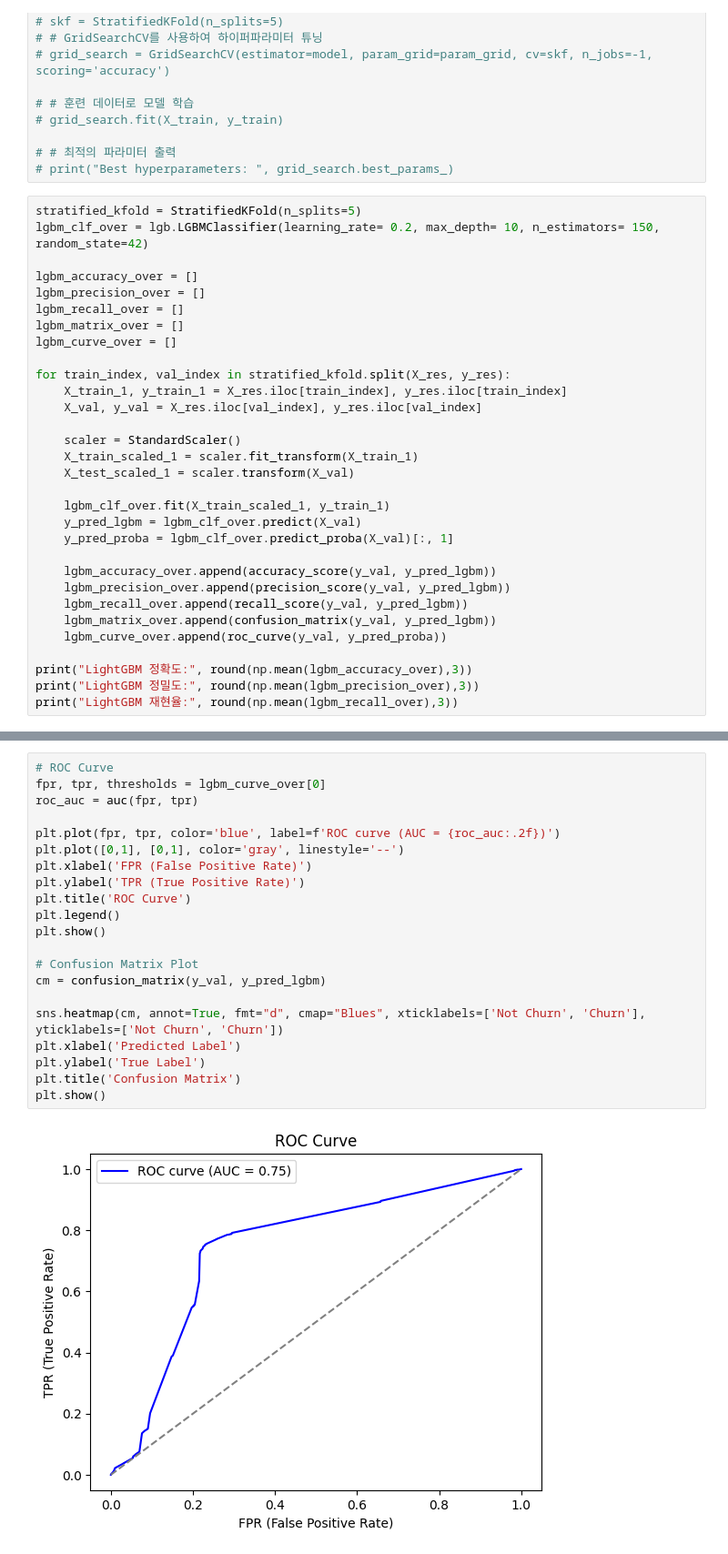
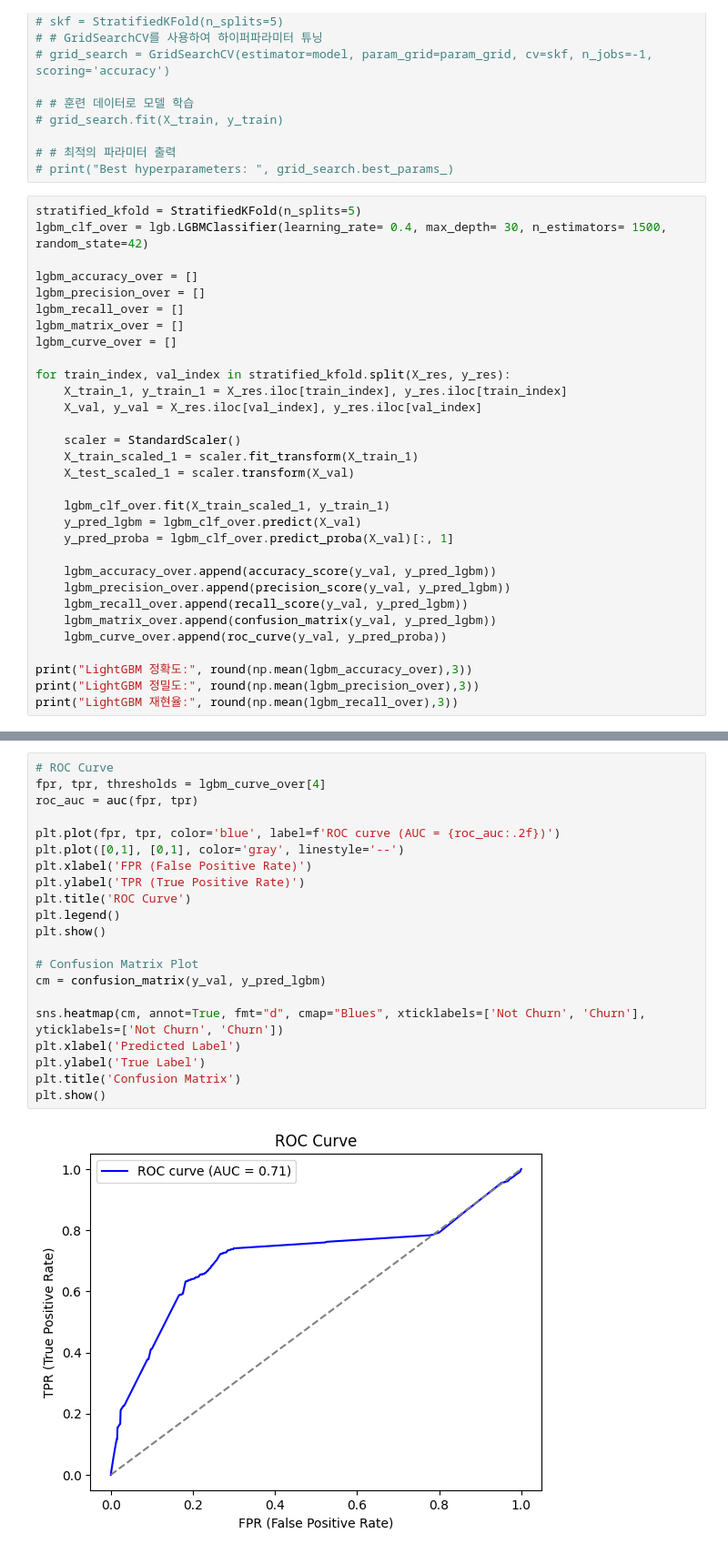
Before and after one commit to SKNETWORKS-FAMILY-AICAMP/SKN09-2nd-2Team, a Jupyter notebook: final_model.ipynb, the cells around one changed output, grey strips where cells are left out. Shown at 91% size. Saved outputs shown, nothing was run; the diff lists cells and outputs as text.

```diff
--- a/final_model.ipynb
+++ b/final_model.ipynb
@@ -737,7 +737,7 @@ plt.show()
 # print("Best hyperparameters: ", grid_search.best_params_)
 # %%
 stratified_kfold = StratifiedKFold(n_splits=5)
-lgbm_clf_over = lgb.LGBMClassifier(learning_rate= 0.2, max_depth= 10, n_estimators= 150, random_state=42)
+lgbm_clf_over = lgb.LGBMClassifier(learning_rate= 0.4, max_depth= 30, n_estimators= 1500, random_state=42)
 
 lgbm_accuracy_over = []
 lgbm_precision_over = []
@@ -812,23 +787,23 @@ LightGBM 재현율: 0.314
 # %%
 # ROC Curve
-fpr, tpr, thresholds = lgbm_curve_over[0]
+fpr, tpr, thresholds = lgbm_curve_over[4]
 roc_auc = auc(fpr, tpr)
 
 plt.plot(fpr, tpr, color='blue', label=f'ROC curve (AUC = {roc_auc:.2f})')
 plt.plot([0,1], [0,1], color='gray', linestyle='--')
 plt.xlabel('FPR (False Positive Rate)')
 plt.ylabel('TPR (True Positive Rate)')
 plt.title('ROC Curve')
 plt.legend()
 plt.show()
 
 # Confusion Matrix Plot
 cm = confusion_matrix(y_val, y_pred_lgbm)
 
 sns.heatmap(cm, annot=True, fmt="d", cmap="Blues", xticklabels=['Not Churn', 'Churn'], yticklabels=['Not Churn', 'Churn'])
 plt.xlabel('Predicted Label')
 plt.ylabel('True Label')
 plt.title('Confusion Matrix')
 plt.show()
 # %% [output]
-[figure, old version]
+[figure, new version]
```
Also changed, not shown: parts of 2 cells of this notebook, 3 other files.
